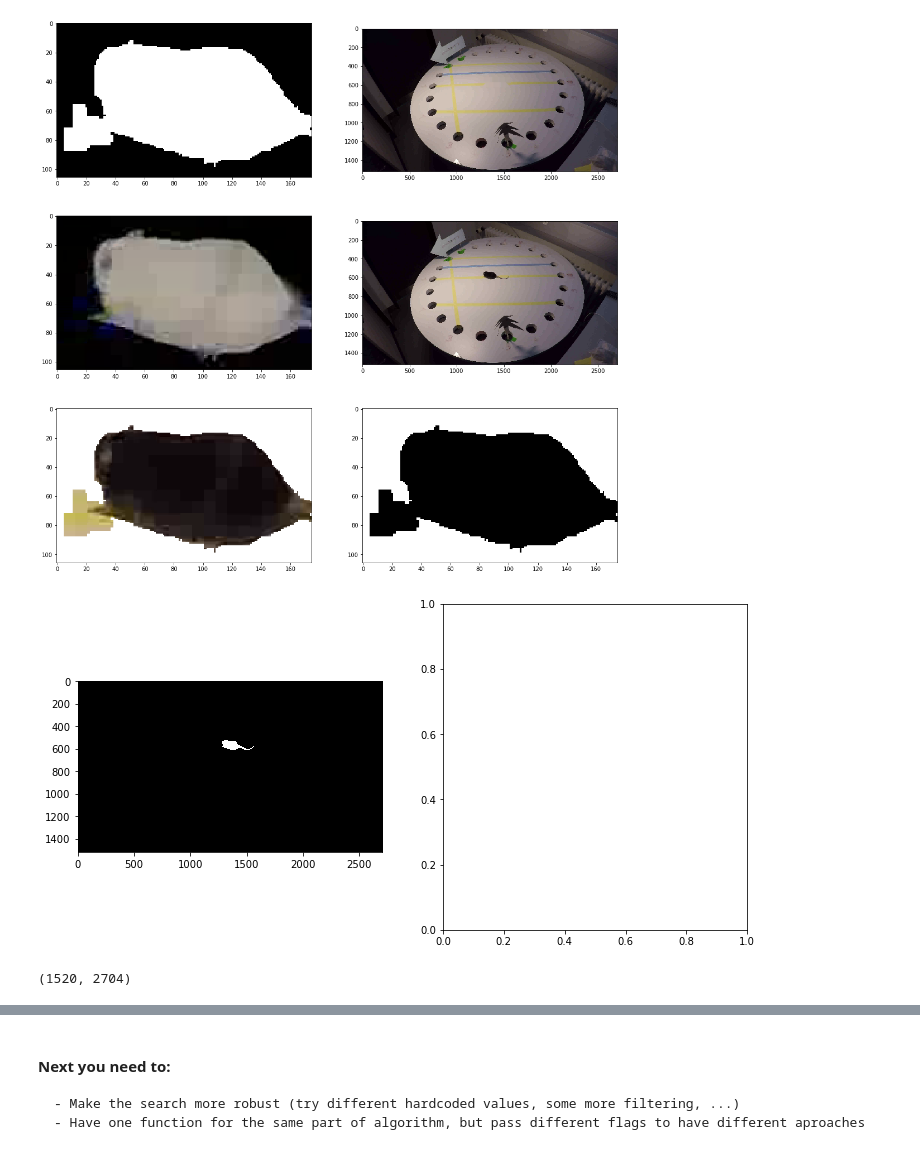
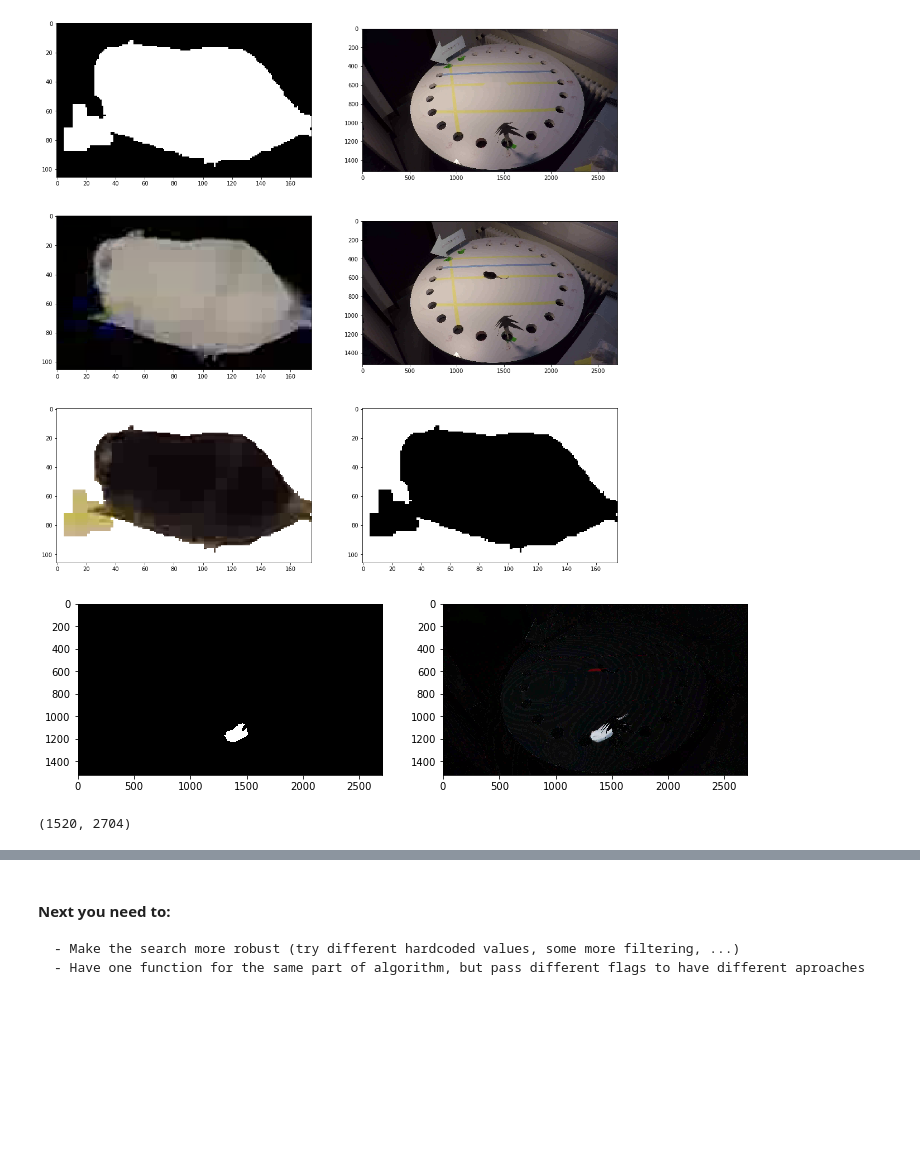
Before and after one commit to martinholub/motrack, a Jupyter notebook: motrack.ipynb, the cells around one changed output, grey strips where cells are left out. Drawn from its saved outputs; the diff is of its cells as text; code cells hidden in the pictures; blank space fills up the shorter version.

Commit message:
Works on individual videos. Now working on semi-automation for many videos.

```diff
--- a/motrack.ipynb
+++ b/motrack.ipynb
@@ -48,13 +69,18 @@ plt.show()
 # %% [output]
 [figure]
 # %%
-frame_avg = cv2.imread('videos/frame_avg.png')
-(vis_image, _) = motrack.label_contours(frame_avg, (3,3), 1, (5,5))
+params = dict(  kSize_gauss = (3,3), sigmaX = 1,
+                        kSize_canny = (5,5))
+frame_avg = cv2.imread('videos/frame_avg1.png')
+prob_mask = cv2.imread('videos/prob_mask1.png')
+
+(prob_mask, vis_image) = motrack.check_min_area(prob_mask, frame_avg, **params )
+
 fig, (ax1, ax2) = plt.subplots(1,2, figsize = (12, 6))
 ax1.imshow(vis_image, cmap = 'bone')
-#ax2.imshow(, cmap = 'bone')
+ax2.imshow(frame_avg, cmap = 'bone')
 plt.show()
 vis_image.shape
 # %% [output]
-[figure, old version]
+[figure, new version]
 (1520, 2704)
```
Also changed, not shown: parts of 11 cells of this notebook, 7 other files.
